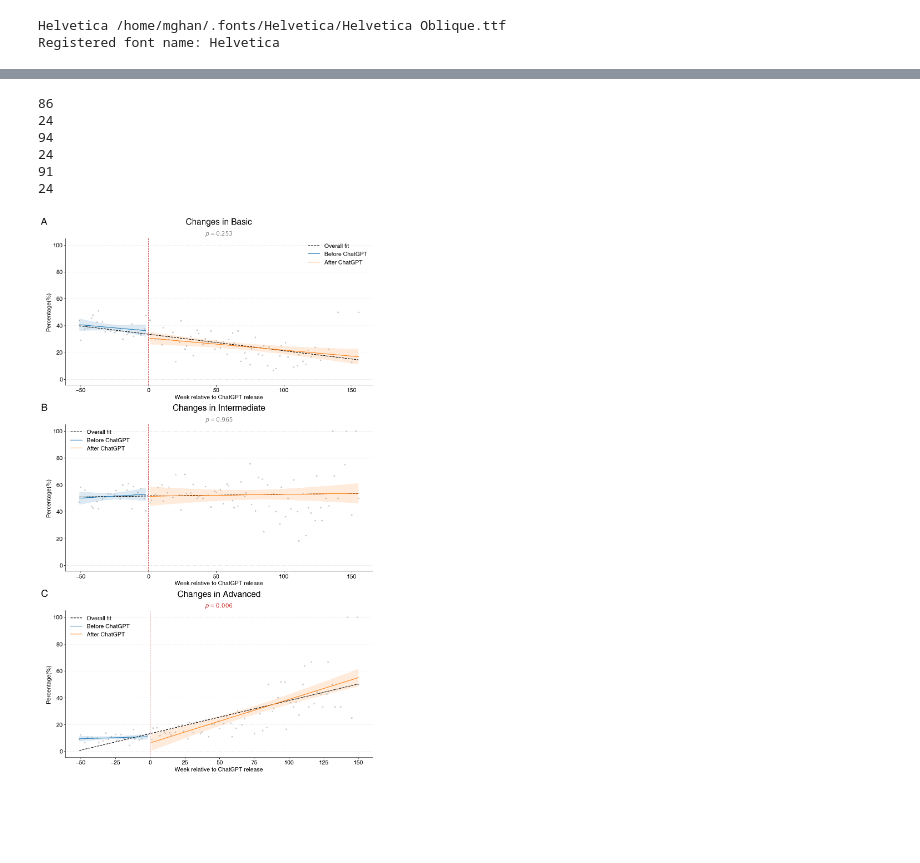
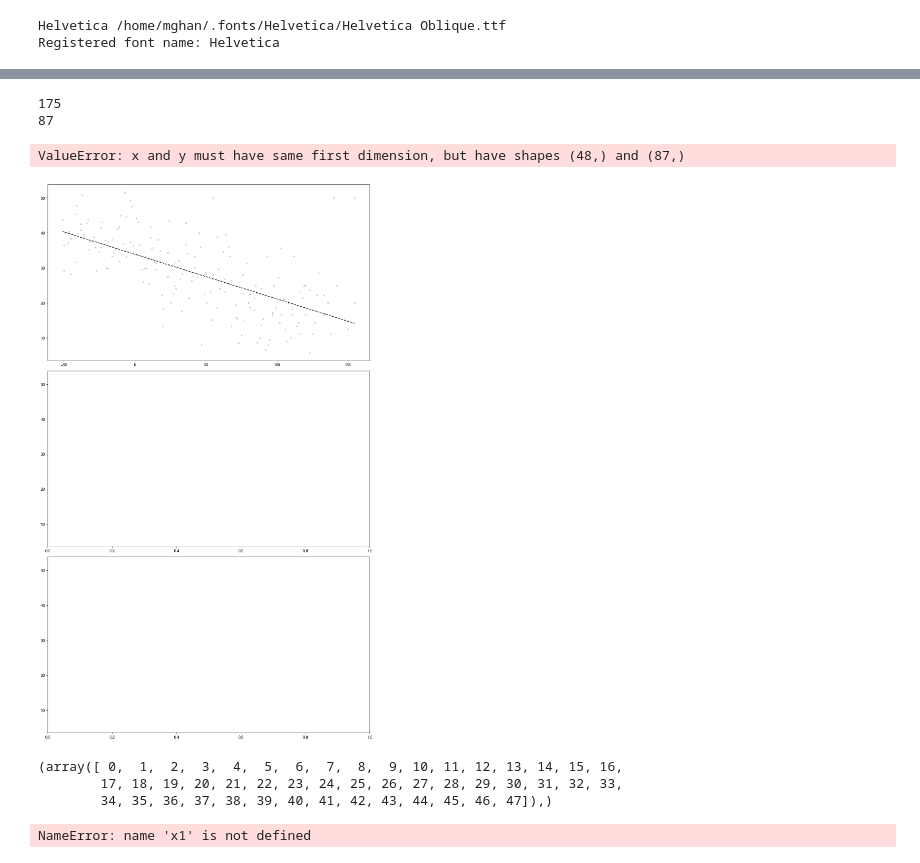
Before and after one commit to myokyunghan/so_difficulty_measure, a Jupyter notebook: run_project/annotate_difficulty/03_visualization/1_visualization copy 2.ipynb, the cells around one changed output, grey strips where cells are left out. Cells and saved outputs as stored; diff of their text form; code cells hidden in the pictures; blank space fills up the shorter version.

```diff
--- a/run_project/annotate_difficulty/03_visualization/1_visualization copy 2.ipynb
+++ b/run_project/annotate_difficulty/03_visualization/1_visualization copy 2.ipynb
@@ -25,8 +26,8 @@ from lib.utils.settings import set_matplotlib
 from matplotlib import pyplot as plt
 import matplotlib as mpl
 import lib.visualization.plot_generator as PlotGen
-import lib.visualization.font_setting as font_setting
-mpl.rcParams['font.family'] = font_setting.init_font()
+import lib.visualization.figure_setting as figure_setting
+mpl.rcParams['font.family'] = figure_setting.init_font()
 # %% [output]
 Helvetica /home/mghan/.fonts/Helvetica/Helvetica Oblique.ttf
 Registered font name: Helvetica
@@ -192,0 +212,17 @@ tot_calc[tot_calc['rel_week'] > 0]
+# %%
+x = chk_cnt['rel_week'].values
+y = chk_cnt['rate'].values
+
+
+split_idx = np.where(x < 0)[0][-1] + 1
+
+x1 = x[:split_idx]
+x2 = x[split_idx:]
+
+st_chow = st.Stats(x, y, 0.95, np.where(x < 0)[0][-1] + 1)
+F_stat, p_value = st_chow.chow_test()
+
+
+# # Full model
+print(len(x1))
+print(len(st_chow.y1_predict))
@@ -193,41 +248,48 @@ tot_calc[tot_calc['rel_week'] > 0]
 # %%
 fig, ax = plt.subplots(3, 1, figsize=(12,20), constrained_layout=True, sharey=True)
 label_dict = {'A' : 'Basic', 'B' : 'Intermediate', 'C':'Advanced'}
 
 for i, (label, title) in enumerate(label_dict.items()):
     chk_cnt = tot_calc[tot_calc['o_result'] == str(i)].sort_values(by = ['rel_week'], ascending=True).reset_index(drop=True)
     x = chk_cnt['rel_week'].values
     y = chk_cnt['rate'].values
 
-    st_chow = st.Stats(x, y, 0.95, chk_cnt[chk_cnt['rel_week'] ==1].index.values[0])
+    st_chow = st.Stats(x, y, 0.95, np.where(x < 0)[0][-1] + 1)
     F_stat, p_value = st_chow.chow_test()
     print(len(y))
     print(len(st_chow.y1_predict))
     draw_complexity_regression(
         ax[i],
         x,
         y,
         st_chow,
         F_stat,
         p_value,
         title=f"{title}",
         panel_label=f"{label}"
     )
 
 
 
-plt.savefig(
-    f"{output_dir}/{visualization_target}.png",
-    dpi=300,
-    bbox_inches='tight'
-)
+# plt.savefig(
+#     f"{output_dir}/{visualization_target}.png",
+#     dpi=300,
+#     bbox_inches='tight'
+# )
 
 plt.show()
 # %% [output]
-86
-24
-94
-24
-91
-24
+175
+87
+ValueError: x and y must have same first dimension, but have shapes (48,) and (87,)
-[figure, old version]
+[figure, new version]
+# %%
+x1 = x[:split_idx]
+# %% [output]
+(array([ 0,  1,  2,  3,  4,  5,  6,  7,  8,  9, 10, 11, 12, 13, 14, 15, 16,
+        17, 18, 19, 20, 21, 22, 23, 24, 25, 26, 27, 28, 29, 30, 31, 32, 33,
+        34, 35, 36, 37, 38, 39, 40, 41, 42, 43, 44, 45, 46, 47]),)
+# %%
+x1
+# %% [output]
+NameError: name 'x1' is not defined
```
Also changed, not shown: parts of 16 cells of this notebook, 24 other files.
